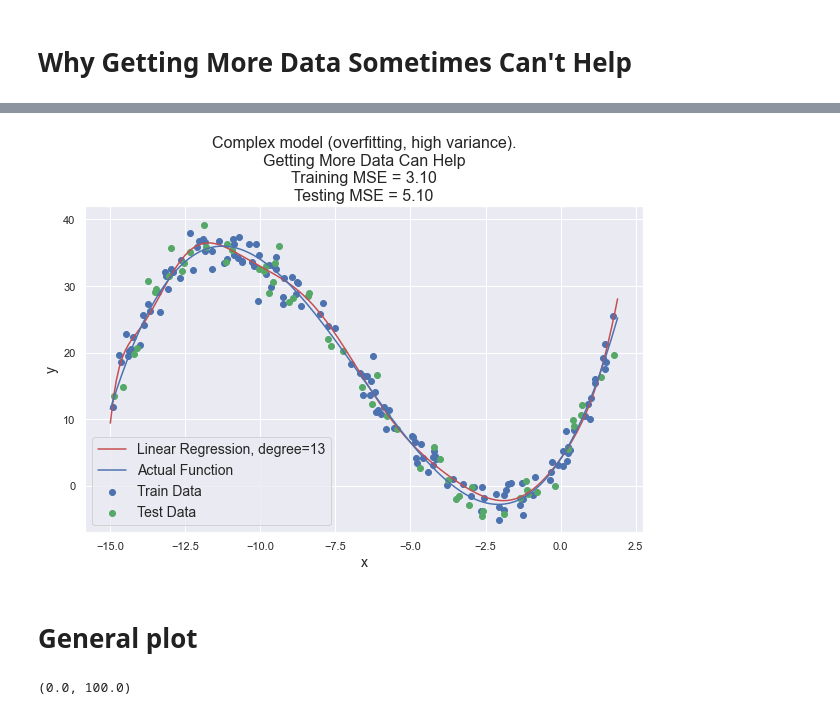
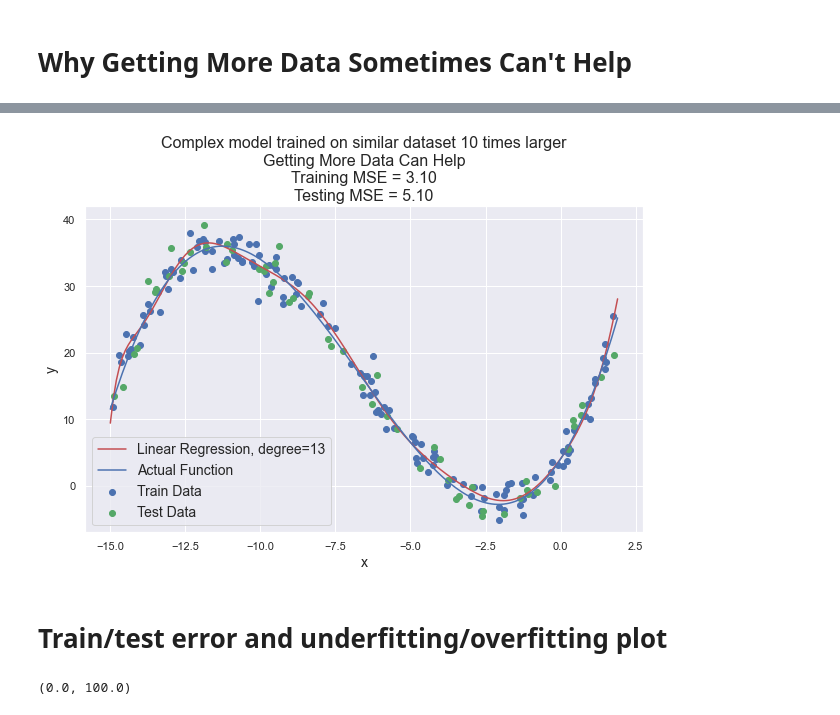
Before and after one commit to Winston-503/underfitting_vs_overfitting, a Jupyter notebook: underfitting_vs_overfitting.ipynb, the cells around one changed output, grey strips where cells are left out. Cells and saved outputs as stored; diff of their text form; code cells hidden in the pictures.

```diff
--- a/underfitting_vs_overfitting.ipynb
+++ b/underfitting_vs_overfitting.ipynb
@@ -207,18 +233,18 @@ plot_regression(x_big_train, y_big_train,
 # %%
 complex_model = polynomial_regression(degree=complex_degree)
 complex_model.fit(x_big_train[:, np.newaxis], y_big_train)
 
 plot_regression(x_big_train, y_big_train,
                 x_big_test, y_big_test,
                 x_big_true, y_big_true,
                 complex_model,
                 model_label=f"Linear Regression, degree={complex_degree}",
-                title='Complex model (overfitting, high variance).\n' +
-                      "Getting More Data Can Help.")
+                title='Complex model trained on similar dataset 10 times larger\n' +
+                      "Getting More Data Can Help")
 # %% [output]
-[figure, old version]
+[figure, new version]
-# %% [markdown]
-# General plot
+# %% [markdown]
+# Train/test error and underfitting/overfitting plot
 # %%
 degrees = range(1, 12)
 
```
Also changed, not shown: parts of 8 cells of this notebook.
